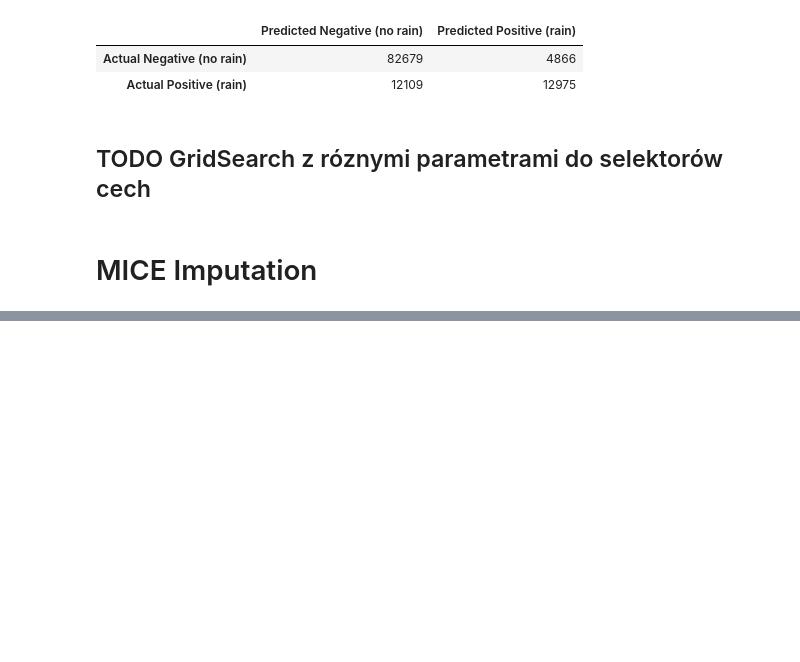
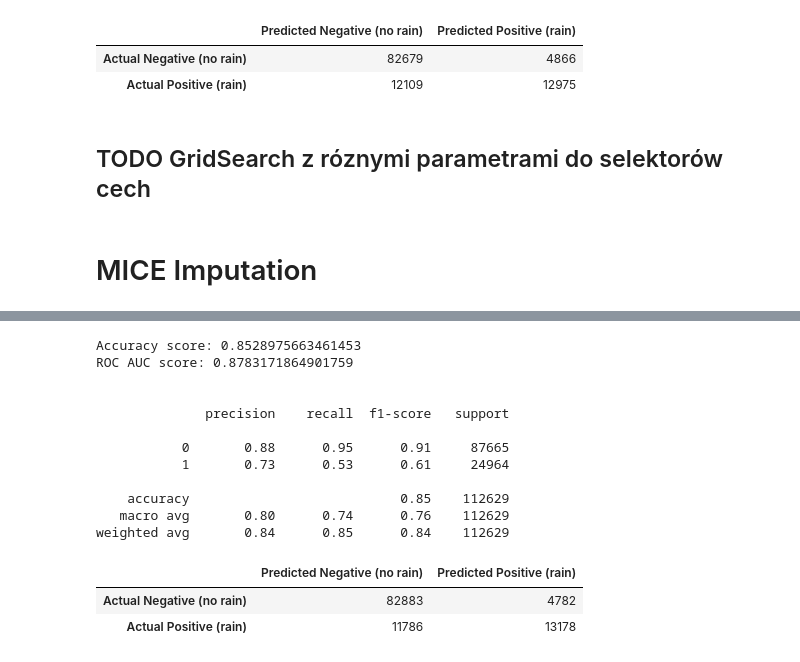
Before and after one commit to TomaszWasilewski/Predict-rain-in-Australia, a Jupyter notebook: rain_in_australia.ipynb, the cells around one changed output, grey strips where cells are left out. Saved outputs shown, nothing was run; the diff lists cells and outputs as text; code cells hidden in the pictures; blank space fills up the shorter version.

```diff
--- a/rain_in_australia.ipynb
+++ b/rain_in_australia.ipynb
@@ -1549,3 +1563,5 @@ weighted avg       0.84      0.85      0.84    112629
 ## TODO GridSearch z róznymi parametrami do selektorów cech
 # %% [markdown]
 # MICE Imputation
+# %%
+X_train, X_test, y_train, y_test = train_test_split(X, y, test_size=0.2)
@@ -1551,0 +1615,18 @@ weighted avg       0.84      0.85      0.84    112629
+# %%
+metrics(X_train, y_train, log_reg_mice)
+# %% [output]
+Accuracy score: 0.8528975663461453
+ROC AUC score: 0.8783171864901759
+
+
+              precision    recall  f1-score   support
+
+           0       0.88      0.95      0.91     87665
+           1       0.73      0.53      0.61     24964
+
+    accuracy                           0.85    112629
+   macro avg       0.80      0.74      0.76    112629
+weighted avg       0.84      0.85      0.84    112629
+|  | Predicted Negative (no rain) | Predicted Positive (rain) |
+| Actual Negative (no rain) | 82883 | 4782 |
+| Actual Positive (rain) | 11786 | 13178 |
```
Also changed, not shown: parts of 8 cells of this notebook.
